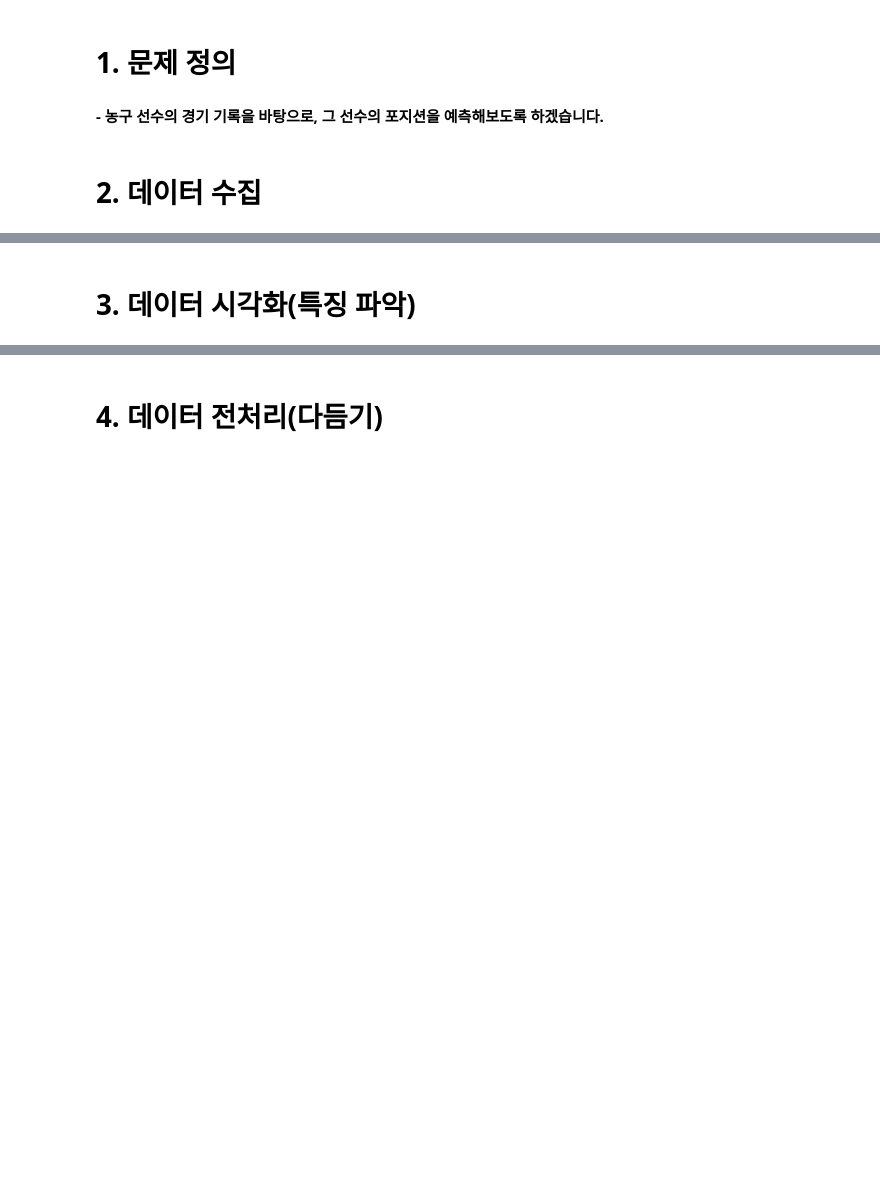
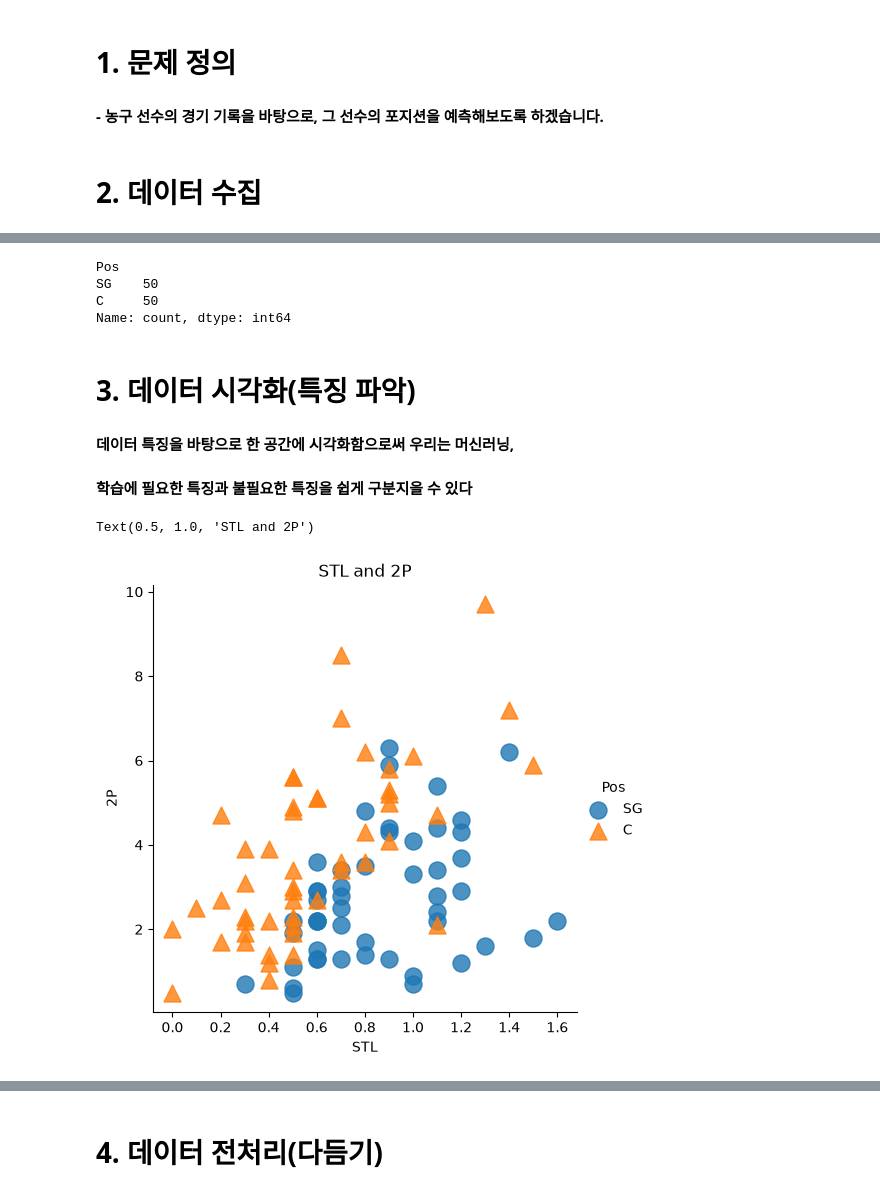
Before and after one commit to hyun5739975/Machine-Deep-Learning, a Jupyter notebook: ch01_EDA.ipynb, the cells around one changed output, grey strips where cells are left out. Cells and saved outputs as stored; diff of their text form; code cells hidden in the pictures; blank space fills up the shorter version.

```diff
--- a/ch01_EDA.ipynb
+++ b/ch01_EDA.ipynb
@@ -18,3 +20,12 @@ warnings.filterwarnings("ignore")
 #### - 농구 선수의 경기 기록을 바탕으로, 그 선수의 포지션을 예측해보도록 하겠습니다.
 # %% [markdown]
 # 2. 데이터 수집
+# %%
+# 데이터를 수집합니다.
+
+df = pd.read_csv("./data/csv/basketball_stat.csv")
+
+# 수집된 데이터 샘플 확인
+df.head()
+
+# 영향 있는 요소들 위주로 예측모델에 학습시킴
@@ -21,2 +69,14 @@ warnings.filterwarnings("ignore")
+# %%
+# 현재 가지고 있는 데이터에서, 포지션의 갯수를 확인
+# 예측 모델 생성 (카테고리)
+df.Pos.value_counts()
+# %% [output]
+Pos
+SG    50
+C     50
+Name: count, dtype: int64
 # %% [markdown]
 # 3. 데이터 시각화(특징 파악)
+
+#### 데이터 특징을 바탕으로 한 공간에 시각화함으로써 우리는 머신러닝,
+#### 학습에 필요한 특징과 불필요한 특징을 쉽게 구분지을 수 있다
@@ -22,0 +87,11 @@ warnings.filterwarnings("ignore")
+# %%
+# 'STL(스틸)', '2P(2점슛)' 데이터 시각화
+sb.lmplot(data = df, x ='STL', y = '2P', hue = 'Pos'
+          , fit_reg = False, scatter_kws ={"s":150}
+          , markers=["o", "^"])
+
+# title
+plt.title("STL and 2P")
+# %% [output]
+Text(0.5, 1.0, 'STL and 2P')
+[figure, added]
```
Also changed, not shown: parts of 11 cells of this notebook, 1 other file.
